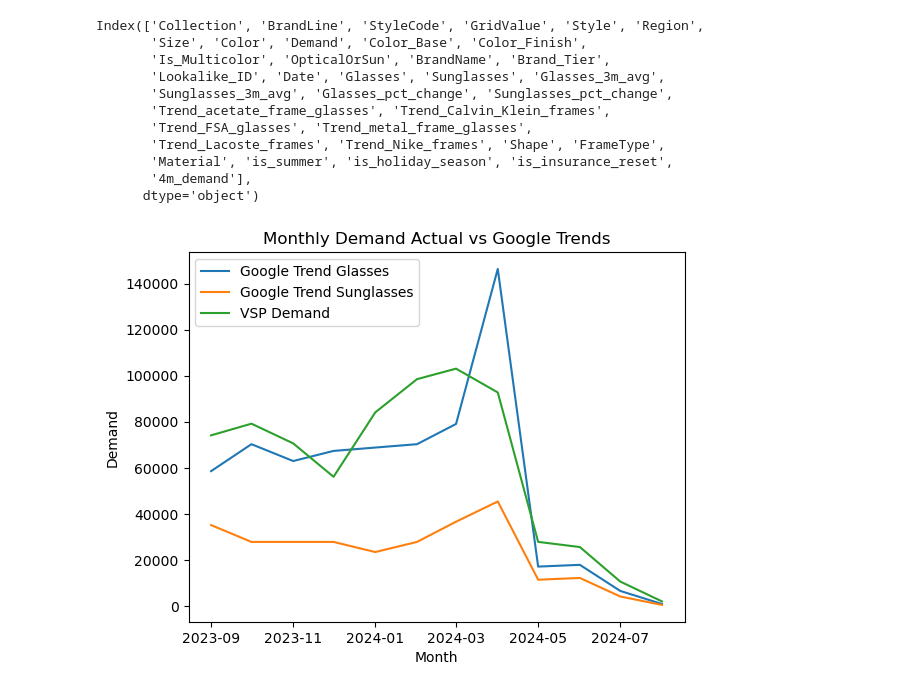
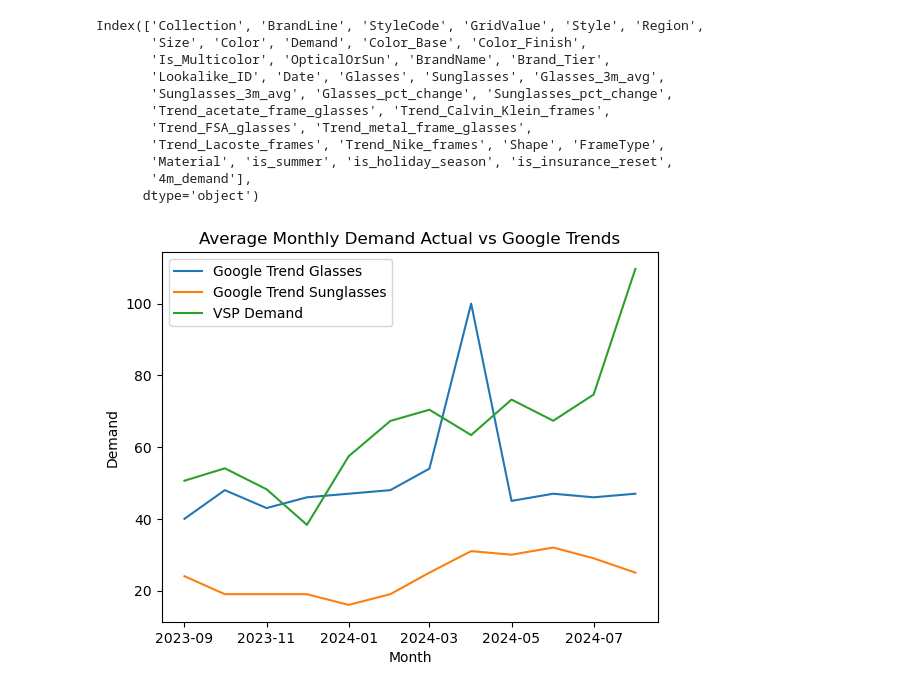
Before and after one commit to yxinzh/Team5VSP, a Jupyter notebook: additional_features.ipynb, the cells around one changed output. Cells and saved outputs as stored; diff of their text form; code cells hidden in the pictures.

```diff
--- a/additional_features.ipynb
+++ b/additional_features.ipynb
@@ -276,19 +276,19 @@ Index(['Collection', 'BrandLine', 'StyleCode', 'GridValue', 'Style', 'Region',
        '4m_demand'],
       dtype='object')
 # %%
-df = data_4m_demand.groupby('Date')['Glasses'].sum()
-df2 = data_4m_demand.groupby('Date')['Sunglasses'].sum()
-df3 = data_4m_demand.groupby('Date')['Demand'].sum()
+df = data_4m_demand.groupby('Date')['Glasses'].mean()
+df2 = data_4m_demand.groupby('Date')['Sunglasses'].mean()
+df3 = data_4m_demand.groupby('Date')['Demand'].mean()
 
 plt.plot(df.index, df.values, label='Google Trend Glasses')
 plt.plot(df2.index, df2.values, label='Google Trend Sunglasses')
 plt.plot(df3.index, df3.values, label='VSP Demand')
 
 plt.xlabel('Month')
 plt.ylabel('Demand')
-plt.title('Monthly Demand Actual vs Google Trends')
+plt.title('Average Monthly Demand Actual vs Google Trends')
 plt.legend()
 
 plt.show()
 # %% [output]
-[figure, old version]
+[figure, new version]
```
